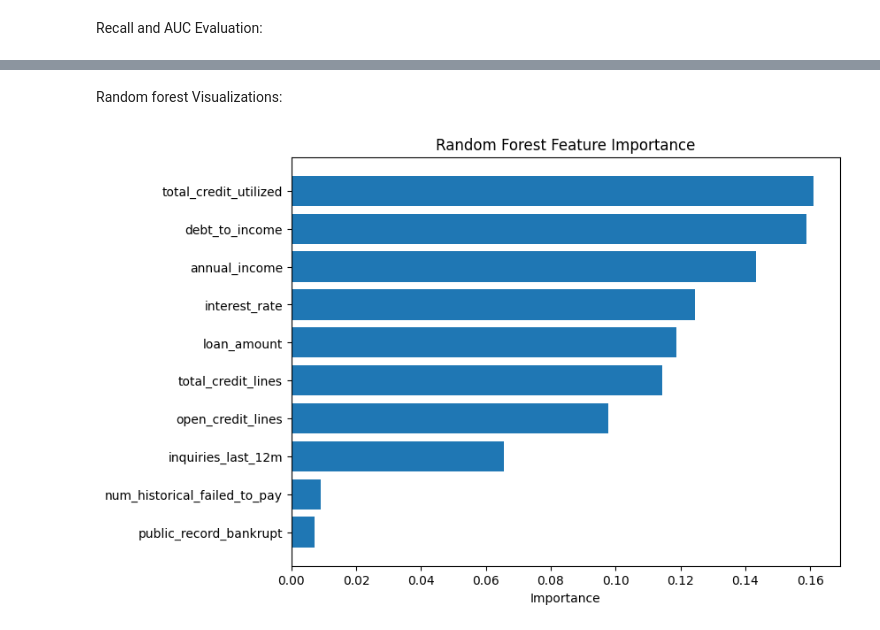
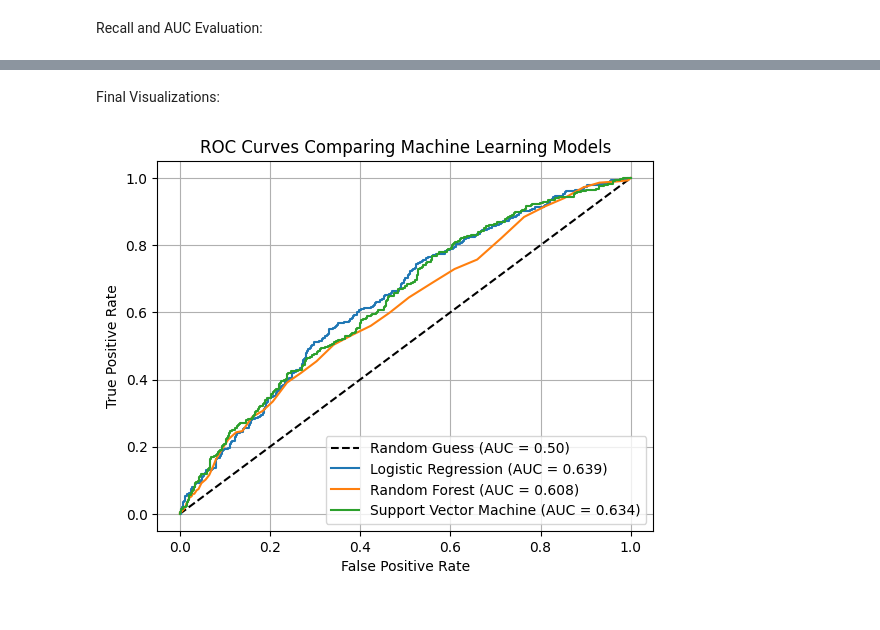
Before and after one commit to Royst97/DSRP_Roy, a Jupyter notebook: DSRP_2026_Royston.ipynb, the cells around one changed output, grey strips where cells are left out. Cells and saved outputs as stored; diff of their text form; code cells hidden in the pictures.

```diff
--- a/DSRP_2026_Royston.ipynb
+++ b/DSRP_2026_Royston.ipynb
@@ -270,2 +281,7 @@ Support Vector Machine AUC: 0.6342779222061341
+# %%
+#Getting the roc curve, false positive rate, and true positive rate so I can plot it
+fpr_lr, tpr_lr, t_lr = roc_curve(y_test, prob_lr)
+fpr_rf, tpr_rf, t_rf = roc_curve(y_test, prob_rf)
+fpr_svm, tpr_svm, t_svm = roc_curve(y_test, prob_svm)
 # %%
 #Making a classification report for all of them
@@ -272,17 +311,0 @@ Support Vector Machine AUC: 0.6342779222061341
-# %% [markdown]
-Random forest Visualizations:
-# %%
-importance = pd.DataFrame({
-    "Feature": x.columns,
-    "Importance": model_rf.feature_importances_
-})
-
-importance = importance.sort_values("Importance", ascending=True)
-
-plt.figure(figsize=(8,6))
-plt.barh(importance["Feature"], importance["Importance"])
-plt.xlabel("Importance")
-plt.title("Random Forest Feature Importance")
-plt.show()
-# %% [output]
-[figure, removed]
@@ -288,0 +322,23 @@ plt.show()
+# %% [markdown]
+Final Visualizations:
+# %%
+#this first graph visualizes my AUROC results
+#Plotting the actual ROC curve
+plt.plot([0,1], [0,1], linestyle="--", color="black", label= "Random Guess (AUC = 0.50)")
+plt.plot(fpr_lr, tpr_lr, label= f"Logistic Regression (AUC = {auc_lr:.3f})")
+plt.plot(fpr_rf, tpr_rf,  label= f"Random Forest (AUC = {auc_rf:.3f})")
+plt.plot(fpr_svm, tpr_svm, label= f"Support Vector Machine (AUC = {auc_svm:.3f})")
+
+#TITLE
+plt.title("ROC Curves Comparing Machine Learning Models")
+#labeling my axes
+plt.xlabel("False Positive Rate")
+plt.ylabel("True Positive Rate")
+
+
+#actual visuals
+plt.legend()
+plt.grid()
+plt.show()
+# %% [output]
+[figure, added]
```
Also changed, not shown: parts of 7 cells of this notebook.
